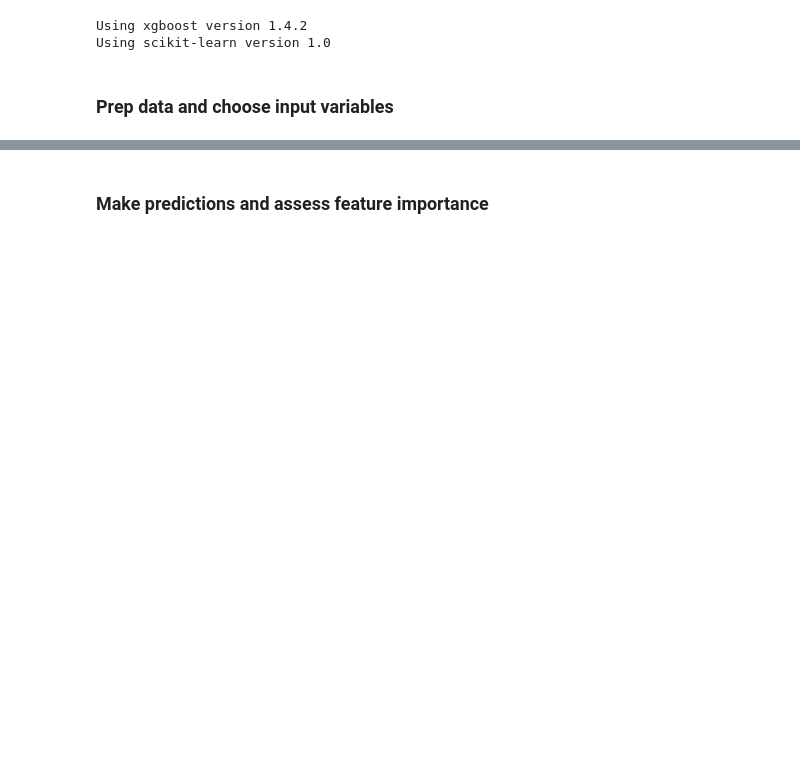
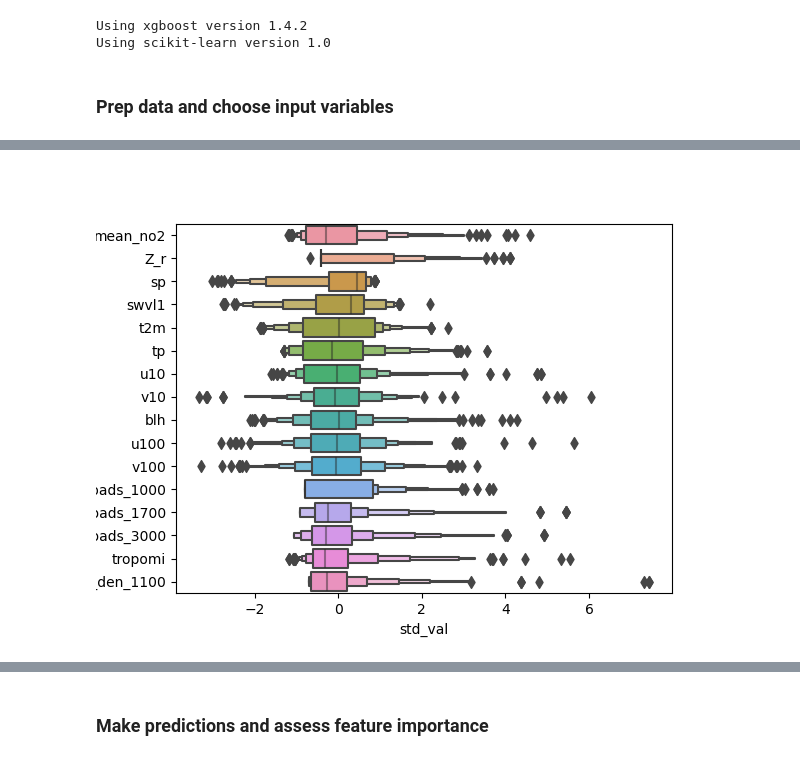
Before and after one commit to xaviernogueira/gwu_air_quality, a Jupyter notebook: no2_xgboost.ipynb, the cells around one changed output, grey strips where cells are left out. Saved outputs shown, nothing was run; the diff lists cells and outputs as text; code cells hidden in the pictures; blank space fills up the shorter version.

```diff
--- a/no2_xgboost.ipynb
+++ b/no2_xgboost.ipynb
@@ -54,0 +58,16 @@ in_data.head()
+# %%
+# make a separate dataframe formatted for Seaborn plotting
+cont_df = in_data.drop('weekend', axis=1)
+cols = list(cont_df.columns)
+print(cols)
+dfs = []
+for i, val in enumerate(cols):
+    sub_df = pd.DataFrame()
+    sub_df['value'] = in_data[[val]]
+    sub_df['std_val'] = (sub_df - sub_df.mean())/sub_df.std()
+    sub_df['key'] = val
+    dfs.append(sub_df)
+
+plot_df = pd.concat(dfs)
+print('Continous variables: %s' % plot_df.key.unique())
+plot_df.head()
@@ -54,0 +84,5 @@ in_data.head()
+# %%
+%matplotlib widget
+ax = sns.boxenplot(x='std_val', y='key', data=plot_df)
+# %% [output]
+[figure, added]
```
Also changed, not shown: parts of 11 cells of this notebook, 3 other files.
